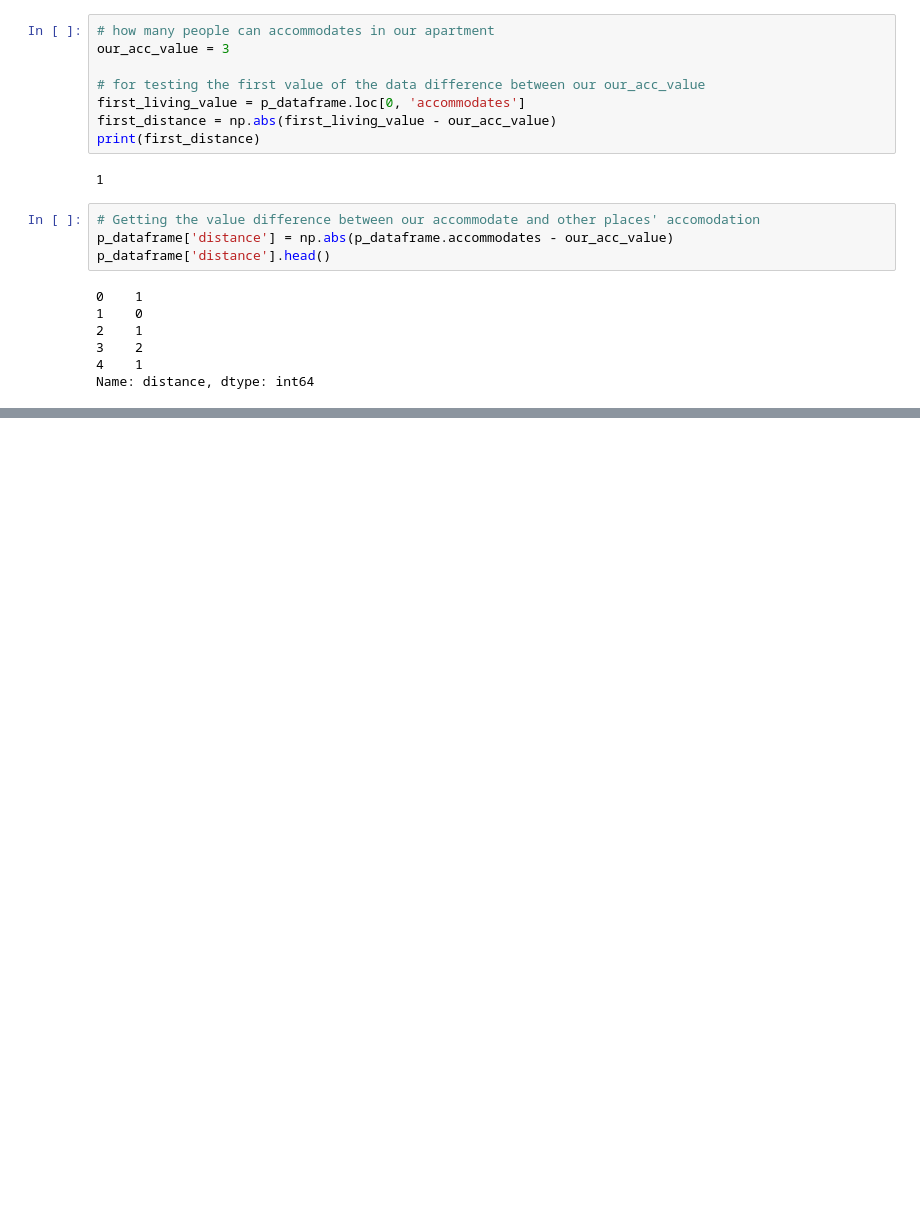
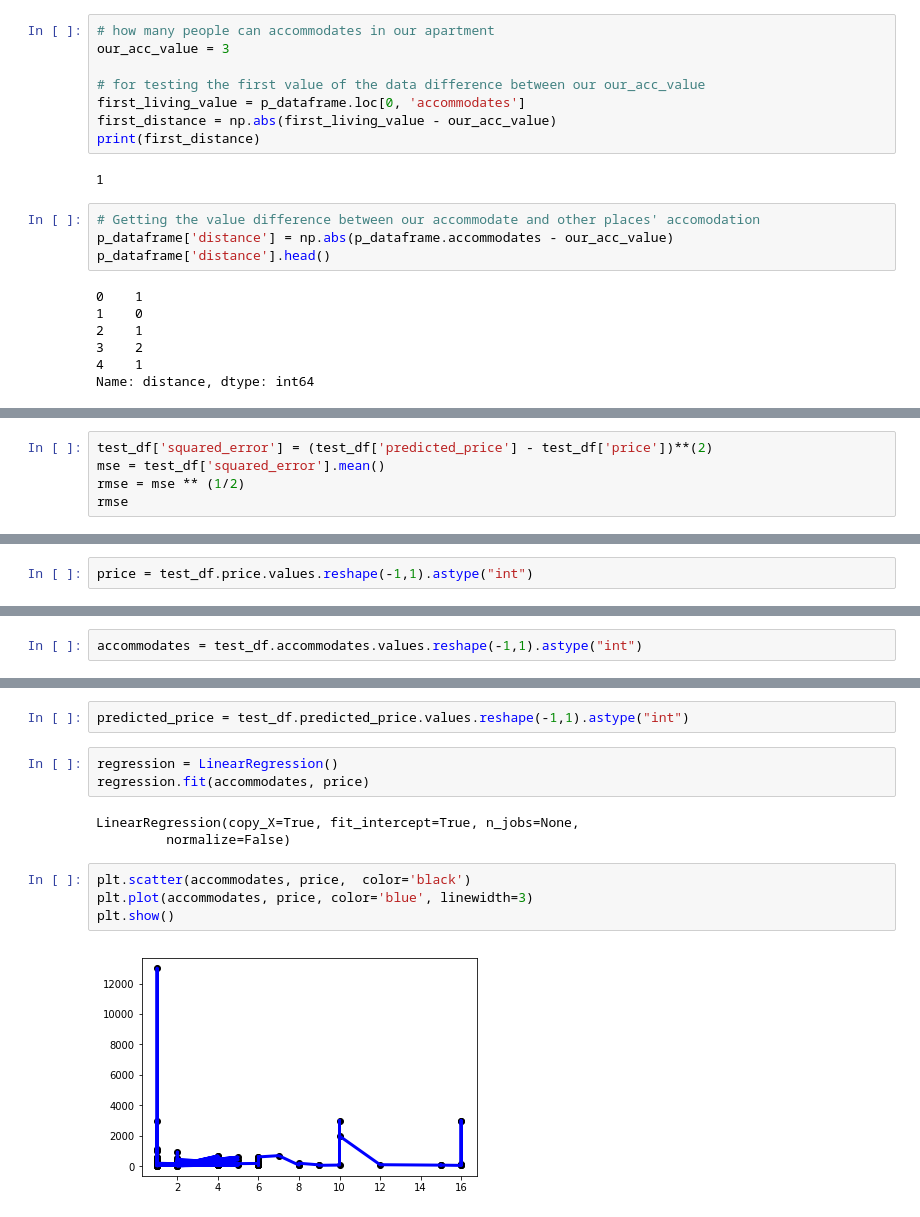
Before and after one commit to muratdemircan/airbnbindicator, a Jupyter notebook: Airbnb.ipynb, the cells around one changed output, grey strips where cells are left out. Cells and saved outputs as stored; diff of their text form; blank space fills up the shorter version.

```diff
--- a/Airbnb.ipynb
+++ b/Airbnb.ipynb
@@ -49,0 +150,5 @@ Name: distance, dtype: int64
+# %%
+test_df['squared_error'] = (test_df['predicted_price'] - test_df['price'])**(2)
+mse = test_df['squared_error'].mean()
+rmse = mse ** (1/2)
+rmse
@@ -49,0 +169,2 @@ Name: distance, dtype: int64
+# %%
+price = test_df.price.values.reshape(-1,1).astype("int")
@@ -49,0 +191,2 @@ Name: distance, dtype: int64
+# %%
+accommodates = test_df.accommodates.values.reshape(-1,1).astype("int")
@@ -49,0 +213,14 @@ Name: distance, dtype: int64
+# %%
+predicted_price = test_df.predicted_price.values.reshape(-1,1).astype("int")
+# %%
+regression = LinearRegression()
+regression.fit(accommodates, price)
+# %% [output]
+LinearRegression(copy_X=True, fit_intercept=True, n_jobs=None,
+         normalize=False)
+# %%
+plt.scatter(accommodates, price,  color='black')
+plt.plot(accommodates, price, color='blue', linewidth=3)
+plt.show()
+# %% [output]
+[figure, added]
```
Also changed, not shown: parts of 23 cells of this notebook.
